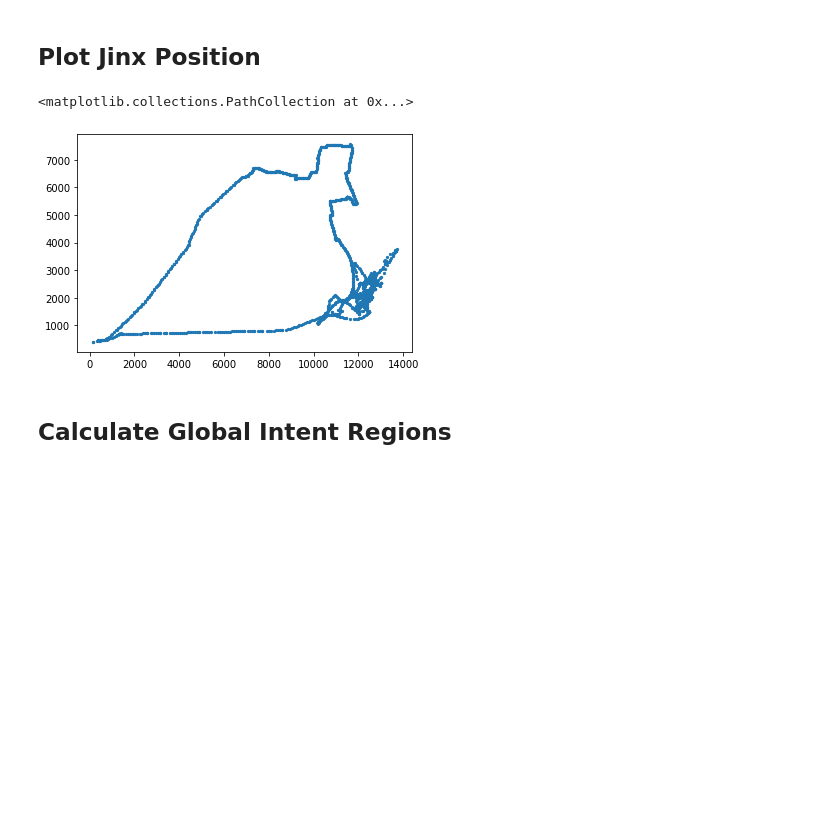
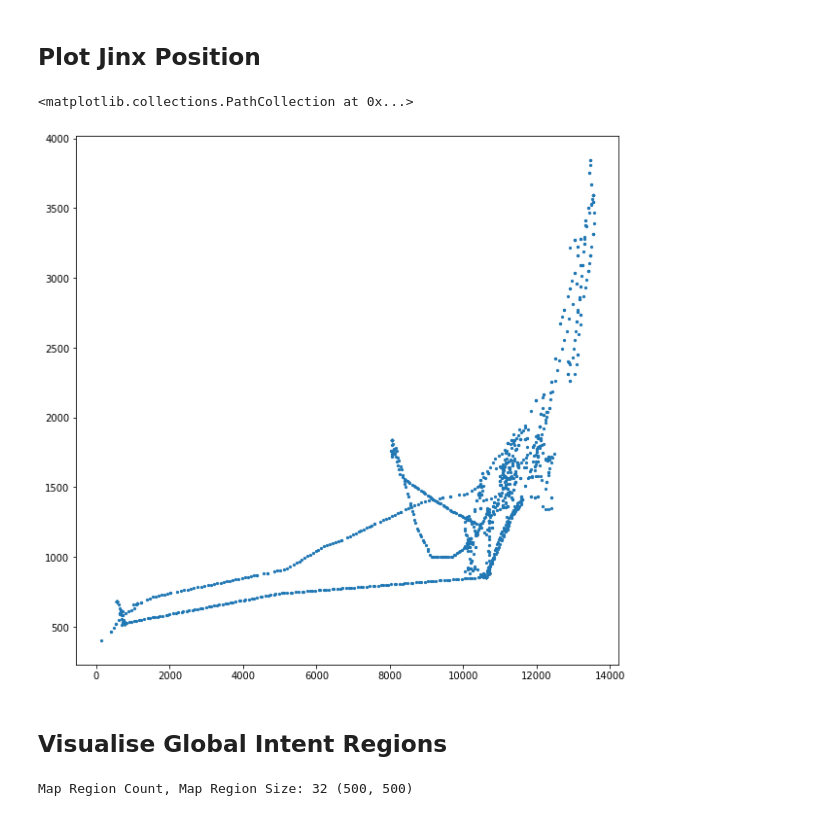
Before and after one commit to MiscellaneousStuff/tlol-ml, a Jupyter notebook: main.ipynb, the cells around one changed output. Saved outputs shown, nothing was run; the diff lists cells and outputs as text; code cells hidden in the pictures; blank space fills up the shorter version.

```diff
--- a/main.ipynb
+++ b/main.ipynb
@@ -9,20 +9,30 @@ dataset = TLoLReplayDataset("./full_db")
 ## Plot Jinx Position
 # %%
 import matplotlib.pyplot as plt
-example = dataset[3]
+plt.rcParams["figure.figsize"] = (10,10)
+example = dataset[10]
 
 champs   = example["champs"]
 minions  = example["minions"]
 turrets  = example["turrets"]
 jungle   = example["jungle"]
 others   = example["others"]
 missiles = example["missiles"]
 
 champ_pos_x = champs.iloc[:, 7]
 champ_pos_y = champs.iloc[:, 9]
 plt.scatter(champ_pos_x, champ_pos_y, s=5)
 # %% [output]
 <matplotlib.collections.PathCollection at 0x...>
-[figure, old version]
+[figure, new version]
 # %% [markdown]
-## Calculate Global Intent Regions
+## Visualise Global Intent Regions
+# %%
+global_region_mult = 2
+map_dim  = 16_000
+map_width = map_height = map_dim
+map_n = int(map_dim / 1000) * global_region_mult
+global_intent_region_size = int(map_dim / map_n)
+print("Map Region Count, Map Region Size:", map_n, (global_intent_region_size, global_intent_region_size))
+# %% [output]
+Map Region Count, Map Region Size: 32 (500, 500)
```
Also changed, not shown: parts of 8 cells of this notebook.
